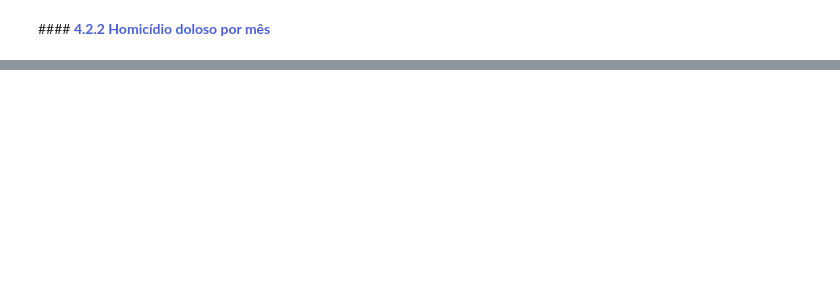
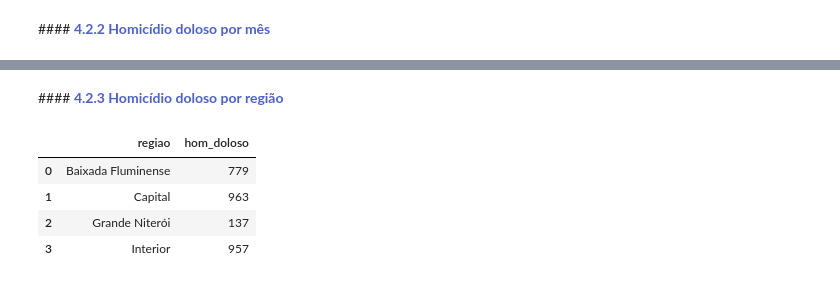
Before and after one commit to gabrielmprata/Info_seguranca_publica_rj, a Jupyter notebook: Info_seguranca_publica_rj.ipynb, the cells around one changed output, grey strips where cells are left out. Drawn from its saved outputs; the diff is of its cells as text; code cells hidden in the pictures; blank space fills up the shorter version.

```diff
--- a/Info_seguranca_publica_rj.ipynb
+++ b/Info_seguranca_publica_rj.ipynb
@@ -868,3 +868,15 @@ fig.update_traces(line_width=2,textposition='top center')
 fig.show()
 # %% [output]
 [interactive output not drawn]
+# %% [markdown]
+####**<font color=#4c60d6> 4.2.3 Homicídio doloso por região**
+# %%
+df_homiciodio_reg = df_anuario.groupby(['regiao'])['hom_doloso'].sum().reset_index()
+# %%
+df_homiciodio_reg
+# %% [output]
+|  | regiao | hom_doloso |
+| 0 | Baixada Fluminense | 779 |
+| 1 | Capital | 963 |
+| 2 | Grande Niterói | 137 |
+| 3 | Interior | 957 |
```
Also changed, not shown: parts of 1 cell of this notebook.
